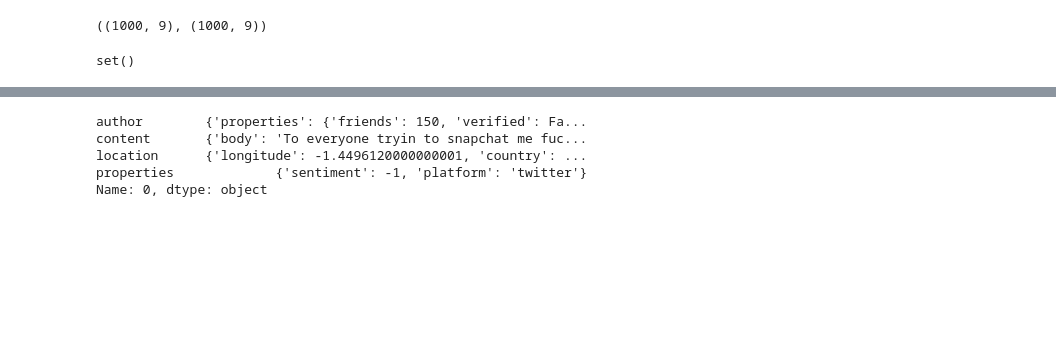
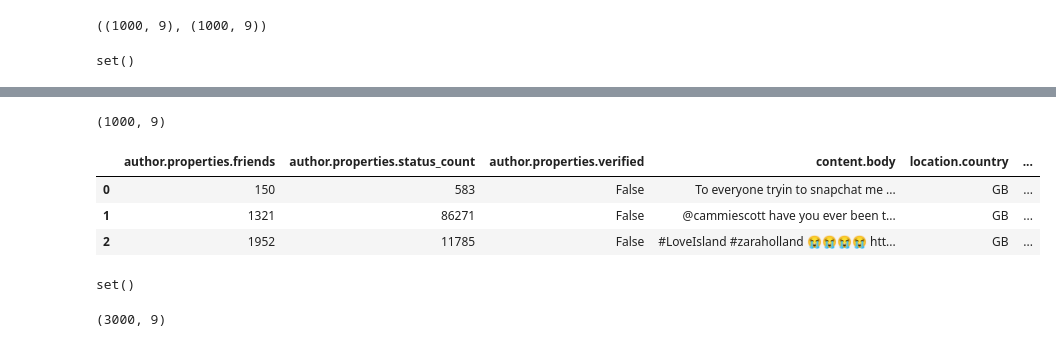
Before and after one commit to eepgwde/blkswn, a Jupyter notebook: blkswn.ipynb, the cells around one changed output, grey strips where cells are left out. Cells and saved outputs as stored; diff of their text form; code cells hidden in the pictures; blank space fills up the shorter version.

```diff
--- a/blkswn.ipynb
+++ b/blkswn.ipynb
@@ -75,18 +81,0 @@ flnm = 'data/v0.json' # sed file on false and true
-# %%
-# Won't decode, because true and false - but Python uses False and True
-d0 = None
-with open(flnm, 'r', encoding="utf-8") as f0:
-    r0 = f0.read()
-try:
-    d0 = ast.literal_eval(r0)
-except ValueError as ex:
-    _exc_type, exc_value, exc_traceback = sys.exc_info()
-    print("ERROR: %r" % (exc_value))
-    # traceback.print_tb(exc_traceback)
-    last_tb = exc_traceback
-    while last_tb.tb_next:
-        last_tb = last_tb.tb_next
-    print("Error location: line=%d, col=%d" % (
-        last_tb.tb_frame.f_locals["node"].lineno,
-        last_tb.tb_frame.f_locals["node"].col_offset))
-d0
@@ -116,0 +82,3 @@ except:
+# %%
+# Load JSON file - real JSON - has true and false not
+flnm = 'data/json_file.json'
@@ -117,5 +110,6 @@ except:
 # %%
-# dfx
-
-with open(flnm0, encoding="utf-8") as f:
-    d = json.load(f)
+# Try a JSON load and normalize, preserves embedded UTF-8
+with open(flnm, encoding="utf-8") as f:
+    d0 = json.load(f)
+print(len(d0), type(d0))
+d0
@@ -188,8 +135,18 @@ pd.io.json.json_normalize(df3.content)
-# %%
-df3.iloc[0,:]
-# %% [output]
-author        {'properties': {'friends': 150, 'verified': Fa...
-content       {'body': 'To everyone tryin to snapchat me fuc...
-location      {'longitude': -1.4496120000000001, 'country': ...
-properties             {'sentiment': -1, 'platform': 'twitter'}
-Name: 0, dtype: object
+# %%
+df3 = json_normalize(d0)
+print(df3.shape)
+df3.head(3)
+set(df.columns.values).difference(set(df3.columns.values))
+# %% [output]
+(1000, 9)
+|  | author.properties.friends | author.properties.status_count | author.properties.verified | content.body | location.country | ... |
+| 0 | 150 | 583 | False | To everyone tryin to snapchat me ... | GB | ... |
+| 1 | 1321 | 86271 | False | @cammiescott have you ever been t... | GB | ... |
+| 2 | 1952 | 11785 | False | #LoveIsland #zaraholland 😭😭😭😭 htt... | GB | ... |
+set()
+# %%
+# So same column names! Makes it easier.
+df = df.append(df3, ignore_index=True)
+df.shape
+# %% [output]
+(3000, 9)
```
Also changed, not shown: parts of 38 cells of this notebook, 1 other file.
